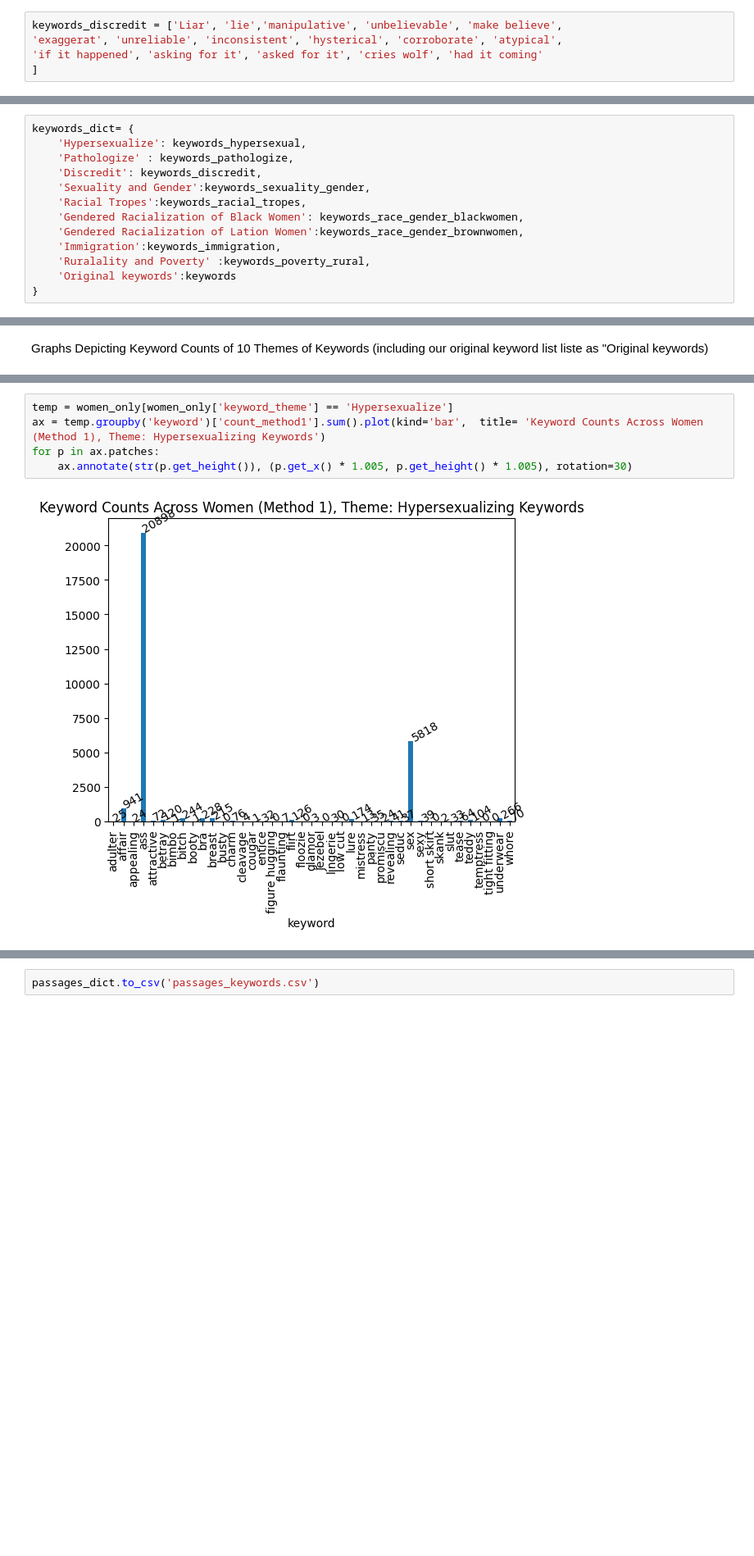
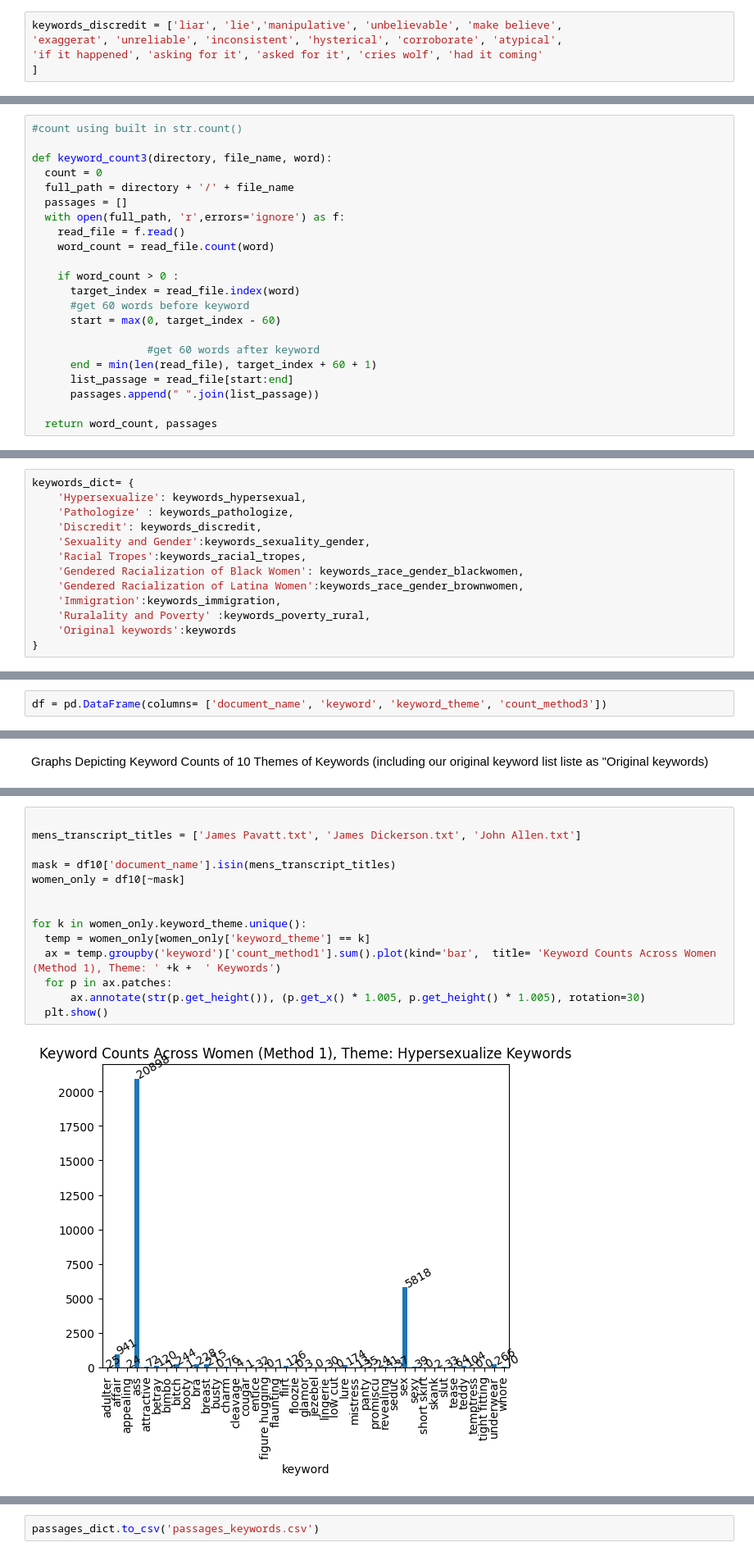
Before and after one commit to camille2019/NLP, a Jupyter notebook: Updated_Keyword_Count_Capital_Trials.ipynb, the cells around one changed output, grey strips where cells are left out. Shown at 82% size. Drawn from its saved outputs; the diff is of its cells as text; blank space fills up the shorter version.

```diff
--- a/Updated_Keyword_Count_Capital_Trials.ipynb
+++ b/Updated_Keyword_Count_Capital_Trials.ipynb
@@ -57,7 +67,7 @@ keywords_poverty_rural = ['poor', 'welfare', 'poverty', 'lazy', 'cheap',
 'materialistic','acquisitive', 'food stamps'
 ]
 # %%
-keywords_discredit = ['Liar', 'lie','manipulative', 'unbelievable', 'make believe',
+keywords_discredit = ['liar', 'lie','manipulative', 'unbelievable', 'make believe',
 'exaggerat', 'unreliable', 'inconsistent', 'hysterical', 'corroborate', 'atypical',
 'if it happened', 'asking for it', 'asked for it', 'cries wolf', 'had it coming'
 ]
@@ -159,6 +169,28 @@ def keyword_count2(directory, file_name, word):
   # if count==0:
   #   count = partial_wordcount
   return count, passages
+# %%
+#count using built in str.count()
+
+def keyword_count3(directory, file_name, word):
+  count = 0
+  full_path = directory + '/' + file_name
+  passages = []
+  with open(full_path, 'r',errors='ignore') as f:
+    read_file = f.read()
+    word_count = read_file.count(word)
+
+    if word_count > 0 :
+      target_index = read_file.index(word)
+      #get 60 words before keyword
+      start = max(0, target_index - 60)
+
+                  #get 60 words after keyword
+      end = min(len(read_file), target_index + 60 + 1)
+      list_passage = read_file[start:end]
+      passages.append(" ".join(list_passage))
+
+  return word_count, passages
 # %%
 # def locate_keyword(keyword, tokenized_doc):
 #     mask = np.char.startswith(tokenized_doc, keyword)
@@ -192,7 +224,7 @@ keywords_dict= {
     'Sexuality and Gender':keywords_sexuality_gender,
     'Racial Tropes':keywords_racial_tropes,
     'Gendered Racialization of Black Women': keywords_race_gender_blackwomen,
-    'Gendered Racialization of Lation Women':keywords_race_gender_brownwomen,
+    'Gendered Racialization of Latina Women':keywords_race_gender_brownwomen,
     'Immigration':keywords_immigration,
     'Ruralality and Poverty' :keywords_poverty_rural,
     'Original keywords':keywords
@@ -205,0 +258,2 @@ passages_dict = pd.DataFrame(columns= ['document_name', 'keyword', 'keyword_them
+# %%
+df = pd.DataFrame(columns= ['document_name', 'keyword', 'keyword_theme', 'count_method3'])
@@ -343,7 +572,16 @@ sum(temp.groupby('keyword')['count_method1'].sum())
 # %%
-temp = women_only[women_only['keyword_theme'] == 'Hypersexualize']
-ax = temp.groupby('keyword')['count_method1'].sum().plot(kind='bar',  title= 'Keyword Counts Across Women (Method 1), Theme: Hypersexualizing Keywords')
-for p in ax.patches:
-    ax.annotate(str(p.get_height()), (p.get_x() * 1.005, p.get_height() * 1.005), rotation=30)
+
+mens_transcript_titles = ['James Pavatt.txt', 'James Dickerson.txt', 'John Allen.txt']
+
+mask = df10['document_name'].isin(mens_transcript_titles)
+women_only = df10[~mask]
+
+
+for k in women_only.keyword_theme.unique():
+  temp = women_only[women_only['keyword_theme'] == k]
+  ax = temp.groupby('keyword')['count_method1'].sum().plot(kind='bar',  title= 'Keyword Counts Across Women (Method 1), Theme: ' +k +  ' Keywords')
+  for p in ax.patches:
+      ax.annotate(str(p.get_height()), (p.get_x() * 1.005, p.get_height() * 1.005), rotation=30)
+  plt.show()
 # %% [output]
-[figure, old version]
+[figure, new version]
```
Also changed, not shown: parts of 30 cells of this notebook.
